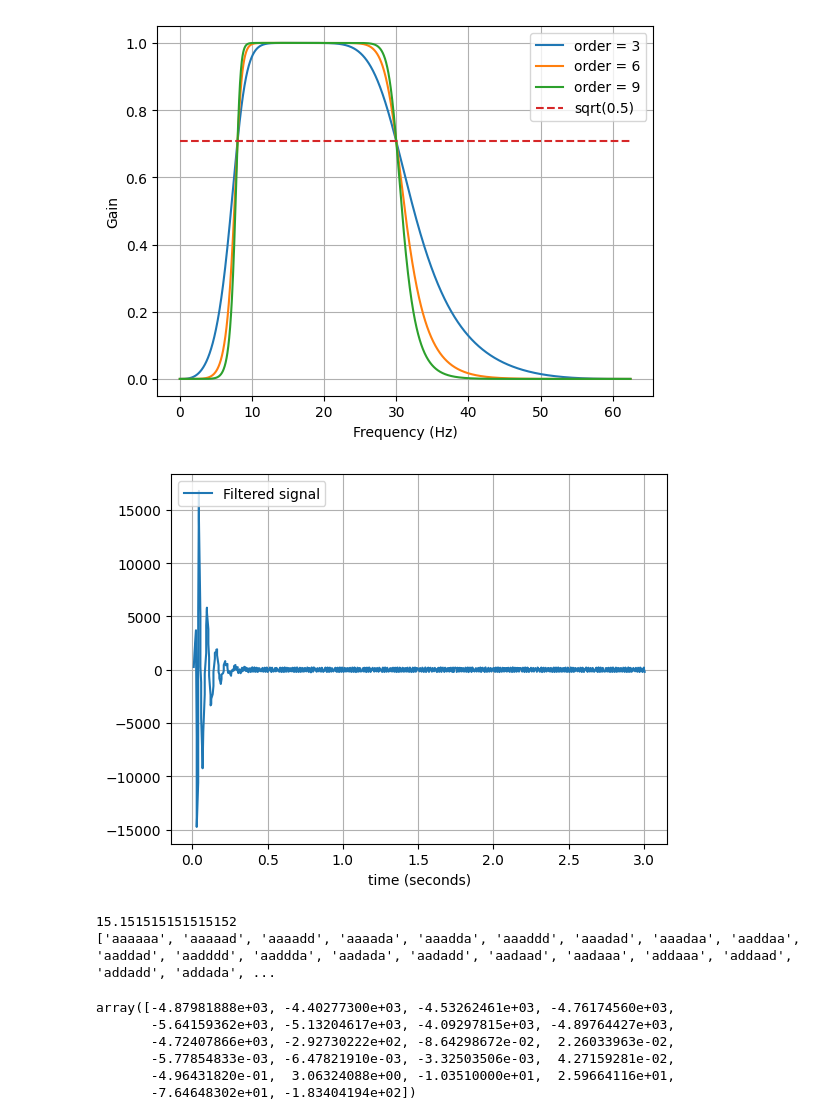
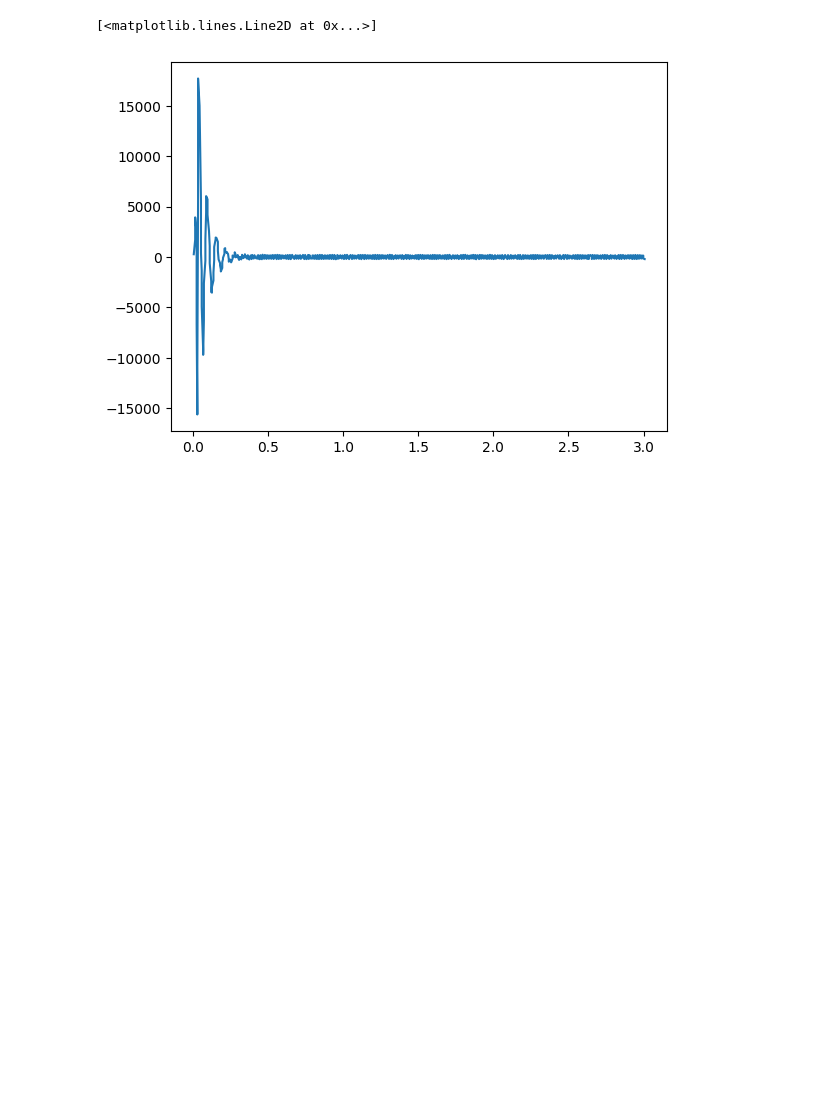
Before and after one commit to rachelkiiii/crux_project, a Jupyter notebook: src/preprocessing.ipynb, the cells around one changed output. Cells and saved outputs as stored; diff of their text form; code cells hidden in the pictures; blank space fills up the shorter version.

```diff
--- a/src/preprocessing.ipynb
+++ b/src/preprocessing.ipynb
@@ -72,7 +74,12 @@ with open('motion_gui_logs_rachel_1.pickle', 'rb') as f:
 
     # add remaining not needed since last event is end
 # %%
-# format: left[event_number][channel_number][time] = [time, value]
-plt.plot(left[3][4][:, 0], left[3][4][:, 1])
+# format: left[event_number][channel_number][index][time, value]
+
+# Let's extract a single channel from a single event
+t = right[3][4][:, 0]
+x = right[3][4][:, 1]
+
+plt.plot(t, x)
 # %% [output]
 [<matplotlib.lines.Line2D at 0x...>]
@@ -80,56 +87,26 @@ plt.plot(left[3][4][:, 0], left[3][4][:, 1])
 # %%
 # Butterworth Bandpass Filter
-# Taken from https://stackoverflow.com/questions/12093594/how-to-implement-band-pass-butterworth-filter-with-scipy-signal-butter
+# Taken from https://stackoverflow.com/a/12233959
 
 from scipy.signal import butter, lfilter
 
 def butter_bandpass(lowcut, highcut, fs, order=5):
     return butter(order, [lowcut, highcut], fs=fs, btype='band')
 
 def butter_bandpass_filter(data, lowcut, highcut, fs, order=5):
     b, a = butter_bandpass(lowcut, highcut, fs, order=order)
     y = lfilter(b, a, data)
     return y
 
-
-from scipy.signal import freqz
-
 # Sample rate and desired cutoff frequencies (in Hz).
 fs = 125
 lowcut = 8
 highcut = 30
 
-# Plot the frequency response for a few different orders.
-plt.figure(1)
-plt.clf()
-for order in [3, 6, 9]:
-    b, a = butter_bandpass(lowcut, highcut, fs, order=order)
-    w, h = freqz(b, a, fs=fs, worN=2000)
-    plt.plot(w, abs(h), label="order = %d" % order)
-
-plt.plot([0, 0.5 * fs], [np.sqrt(0.5), np.sqrt(0.5)],
-         '--', label='sqrt(0.5)')
-plt.xlabel('Frequency (Hz)')
-plt.ylabel('Gain')
-plt.grid(True)
-plt.legend(loc='best')
-
-# Let's extract a single channel from a single event
-t = left[3][4][:, 0]
-x = left[3][4][:, 1]
-
 # Filter the signal
 y = butter_bandpass_filter(x, lowcut, highcut, fs, order=6)
 
-plt.figure()
-plt.plot(t, y, label='Filtered signal')
-plt.xlabel('time (seconds)')
-# plt.hlines([-a, a], 0, T, linestyles='--')
-plt.grid(True)
-plt.axis('tight')
-plt.legend(loc='upper left')
-
-plt.show()
+plt.plot(t, y)
 # %% [output]
+[<matplotlib.lines.Line2D at 0x...>]
-[figure, old version]
+[figure, new version]
-[figure, removed]
@@ -145,15 +112,0 @@ wp = pywt.WaveletPacket(data=y, wavelet=wvlet, mode='symmetric')
-# %%
-print(pywt.scale2frequency(wvlet, lvl) * 125) # sampling frequency is 125 Hz
-print([node.path for node in wp.get_level(lvl, 'freq')]) # print paths by frequency
-# %% [output]
-15.151515151515152
-['aaaaaa', 'aaaaad', 'aaaadd', 'aaaada', 'aaadda', 'aaaddd', 'aaadad', 'aaadaa', 'aaddaa', 'aaddad', 'aadddd', 'aaddda', 'aadada', 'aadadd', 'aadaad', 'aadaaa', 'addaaa', 'addaad', 'addadd', 'addada', ...
-# %%
-wp['aaaaaa'].data
-# %% [output]
-array([-4.87981888e+03, -4.40277300e+03, -4.53262461e+03, -4.76174560e+03,
-       -5.64159362e+03, -5.13204617e+03, -4.09297815e+03, -4.89764427e+03,
-       -4.72407866e+03, -2.92730222e+02, -8.64298672e-02,  2.26033963e-02,
-       -5.77854833e-03, -6.47821910e-03, -3.32503506e-03,  4.27159281e-02,
-       -4.96431820e-01,  3.06324088e+00, -1.03510000e+01,  2.59664116e+01,
-       -7.64648302e+01, -1.83404194e+02])
```
Also changed, not shown: parts of 12 cells of this notebook.
